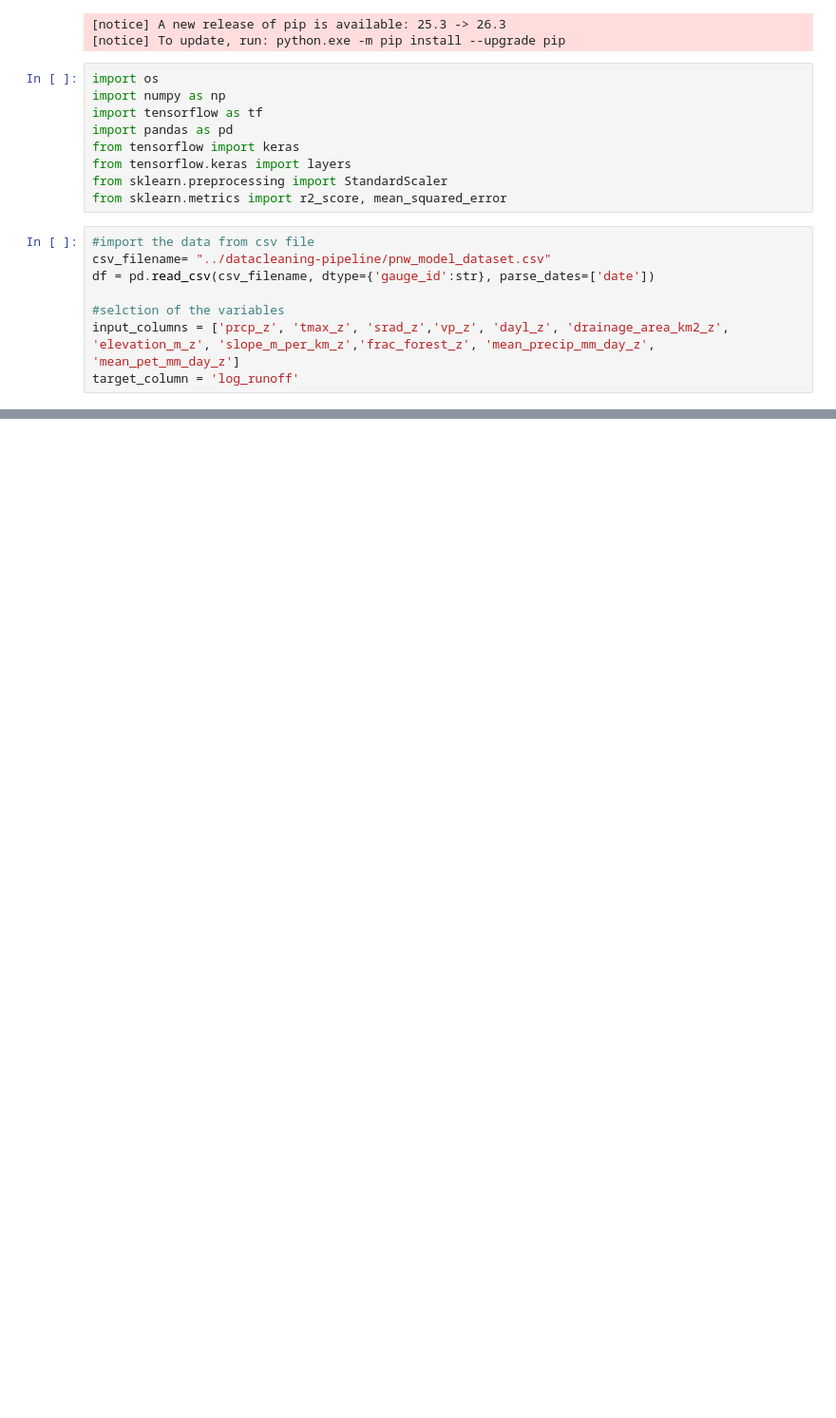
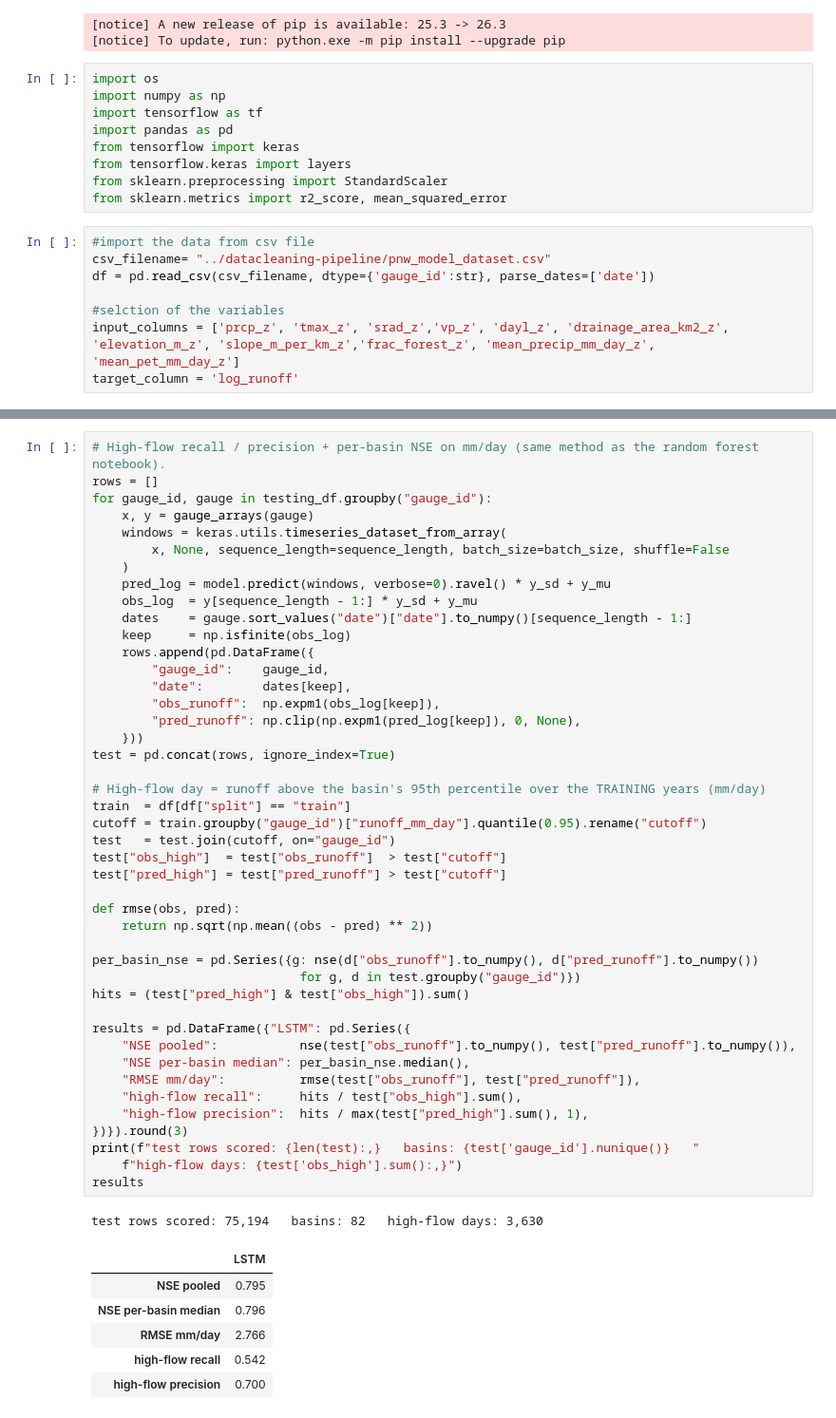
Before and after one commit to Dartmouth-ML-Team-3/streamflow-prediction, a Jupyter notebook: lstm_model/lstm.ipynb, the cells around one changed output, grey strips where cells are left out. Shown at 95% size. Cells and saved outputs as stored; diff of their text form; blank space fills up the shorter version.

```diff
--- a/lstm_model/lstm.ipynb
+++ b/lstm_model/lstm.ipynb
@@ -229,0 +246,52 @@ Per-gauge NSE (log) -> median: 0.878    mean: 0.803    frac > 0: 0.988
+# %%
+# High-flow recall / precision + per-basin NSE on mm/day (same method as the random forest notebook).
+rows = []
+for gauge_id, gauge in testing_df.groupby("gauge_id"):
+    x, y = gauge_arrays(gauge)
+    windows = keras.utils.timeseries_dataset_from_array(
+        x, None, sequence_length=sequence_length, batch_size=batch_size, shuffle=False
+    )
+    pred_log = model.predict(windows, verbose=0).ravel() * y_sd + y_mu
+    obs_log  = y[sequence_length - 1:] * y_sd + y_mu
+    dates    = gauge.sort_values("date")["date"].to_numpy()[sequence_length - 1:]
+    keep     = np.isfinite(obs_log)
+    rows.append(pd.DataFrame({
+        "gauge_id":    gauge_id,
+        "date":        dates[keep],
+        "obs_runoff":  np.expm1(obs_log[keep]),
+        "pred_runoff": np.clip(np.expm1(pred_log[keep]), 0, None),
+    }))
+test = pd.concat(rows, ignore_index=True)
+
+# High-flow day = runoff above the basin's 95th percentile over the TRAINING years (mm/day)
+train  = df[df["split"] == "train"]
+cutoff = train.groupby("gauge_id")["runoff_mm_day"].quantile(0.95).rename("cutoff")
+test   = test.join(cutoff, on="gauge_id")
+test["obs_high"]  = test["obs_runoff"]  > test["cutoff"]
+test["pred_high"] = test["pred_runoff"] > test["cutoff"]
+
+def rmse(obs, pred):
+    return np.sqrt(np.mean((obs - pred) ** 2))
+
+per_basin_nse = pd.Series({g: nse(d["obs_runoff"].to_numpy(), d["pred_runoff"].to_numpy())
+                            for g, d in test.groupby("gauge_id")})
+hits = (test["pred_high"] & test["obs_high"]).sum()
+
+results = pd.DataFrame({"LSTM": pd.Series({
+    "NSE pooled":           nse(test["obs_runoff"].to_numpy(), test["pred_runoff"].to_numpy()),
+    "NSE per-basin median": per_basin_nse.median(),
+    "RMSE mm/day":          rmse(test["obs_runoff"], test["pred_runoff"]),
+    "high-flow recall":     hits / test["obs_high"].sum(),
+    "high-flow precision":  hits / max(test["pred_high"].sum(), 1),
+})}).round(3)
+print(f"test rows scored: {len(test):,}   basins: {test['gauge_id'].nunique()}   "
+    f"high-flow days: {test['obs_high'].sum():,}")
+results
+# %% [output]
+test rows scored: 75,194   basins: 82   high-flow days: 3,630
+|  | LSTM |
+| NSE pooled | 0.795 |
+| NSE per-basin median | 0.796 |
+| RMSE mm/day | 2.766 |
+| high-flow recall | 0.542 |
+| high-flow precision | 0.700 |
```
Also changed, not shown: parts of 8 cells of this notebook, 4 other files.
